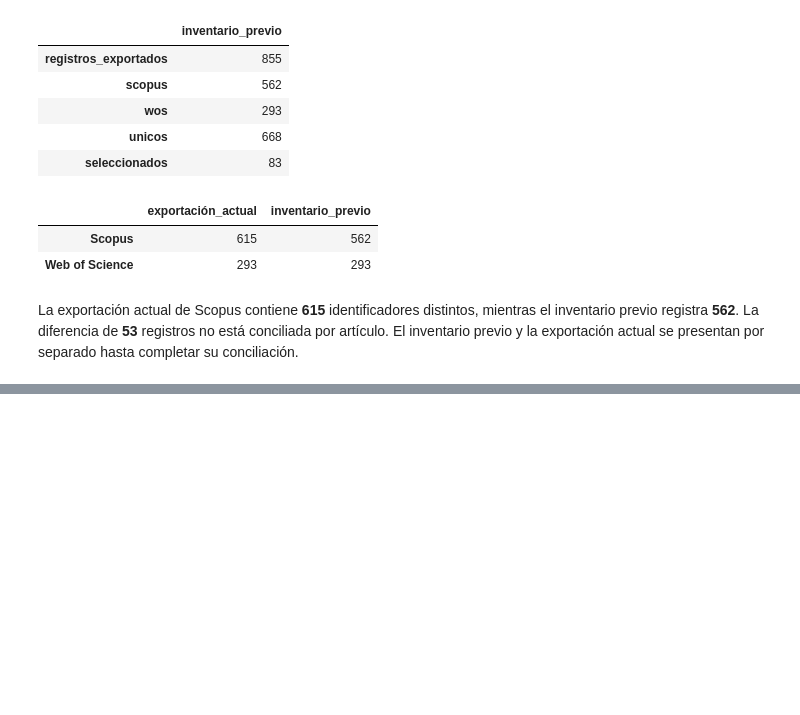
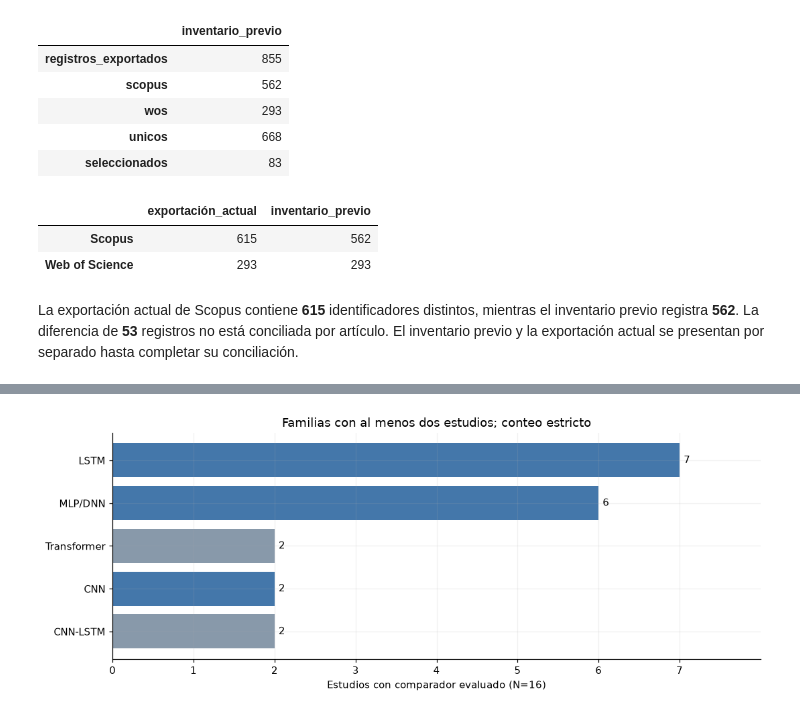
Before and after one commit to Fabian-11037/Time-Series-Project, a Jupyter notebook: book/09_literatura.ipynb, the cells around one changed output, grey strips where cells are left out. Cells and saved outputs as stored; diff of their text form; code cells hidden in the pictures; blank space fills up the shorter version.

```diff
--- a/book/09_literatura.ipynb
+++ b/book/09_literatura.ipynb
@@ -156,0 +190,23 @@ decision('Estimar el preprocesamiento y las representaciones con entrenamiento;
+# %%
+allowed_roles = {'comparador', 'comparador_benchmark'}
+baselines = extractions.loc[extractions.papel.isin(allowed_roles) & (extractions.modelo_neuronal_objetivo == 1)].copy()
+presence = baselines[['study_id', 'familia']].drop_duplicates()
+families = sorted(presence.familia.unique())
+
+def study_frequency(study_ids):
+    return presence.loc[presence.study_id.isin(study_ids)].groupby('familia').study_id.nunique().reindex(families, fill_value=0).astype(int)
+frequency = pd.DataFrame({'estudios_puntuales': study_frequency(point_ids), 'estudios_puntuales_sin_preprints': study_frequency(peer_point_ids), 'estudios_ampliados': study_frequency(empirical_ids)})
+frequency['porcentaje_puntual'] = (100 * frequency.estudios_puntuales / len(point_ids)).round(2)
+frequency['denominador_puntual'] = len(point_ids)
+frequency['denominador_sin_preprints'] = len(peer_point_ids)
+frequency['denominador_ampliado'] = len(empirical_ids)
+frequency = frequency.sort_values(['estudios_puntuales', 'familia'], ascending=[False, True])
+saved = pd.read_csv(review_dir / 'baseline_frequencies.csv').set_index('familia')
+pd.testing.assert_frame_equal(frequency.sort_index(), saved[frequency.columns].sort_index(), check_dtype=False)
+assert (frequency.estudios_puntuales <= len(point_ids)).all()
+assert len(presence.query("study_id == 'd3net_2025' and familia == 'MLP/DNN'")) == 1
+assert not len(presence.query("study_id == 'lago_2018' and familia == 'CNN'"))
+assert not len(presence.query("study_id == 'ghimire_2024' and familia == 'CNN'"))
+assert not len(presence.query("study_id == 'multibranch_2026'"))
+assert 'LSTM-FFEC' in set(presence.loc[presence.study_id == 'less_more_2026', 'familia'])
+table(frequency[['estudios_puntuales', 'porcentaje_puntual', 'estudios_puntuales_sin_preprints', 'estudios_ampliados']], 'literatura_frecuencias_baseline')
@@ -156,0 +228,12 @@ decision('Estimar el preprocesamiento y las representaciones con entrenamiento;
+# %%
+fig, ax = plt.subplots(figsize=(10, 4))
+plotted = frequency.loc[frequency.estudios_puntuales >= 2, 'estudios_puntuales'].sort_values()
+ax.barh(plotted.index, plotted.values, color=['#4477aa' if f in {'MLP/DNN', 'LSTM', 'CNN'} else '#8899aa' for f in plotted.index])
+ax.set(xlabel=f'Estudios con comparador evaluado (N={len(point_ids)})', title='Familias con al menos dos estudios; conteo estricto')
+ax.set_xticks(range(0, int(plotted.max()) + 1))
+for i, value in enumerate(plotted.values):
+    ax.text(value + 0.05, i, str(value), va='center')
+ax.set_xlim(0, plotted.max() + 1)
+figure(fig, 'frecuencia_baselines_texto_completo')
+# %% [output]
+[figure, added]
```
Also changed, not shown: parts of 25 cells of this notebook, 50 other files.
